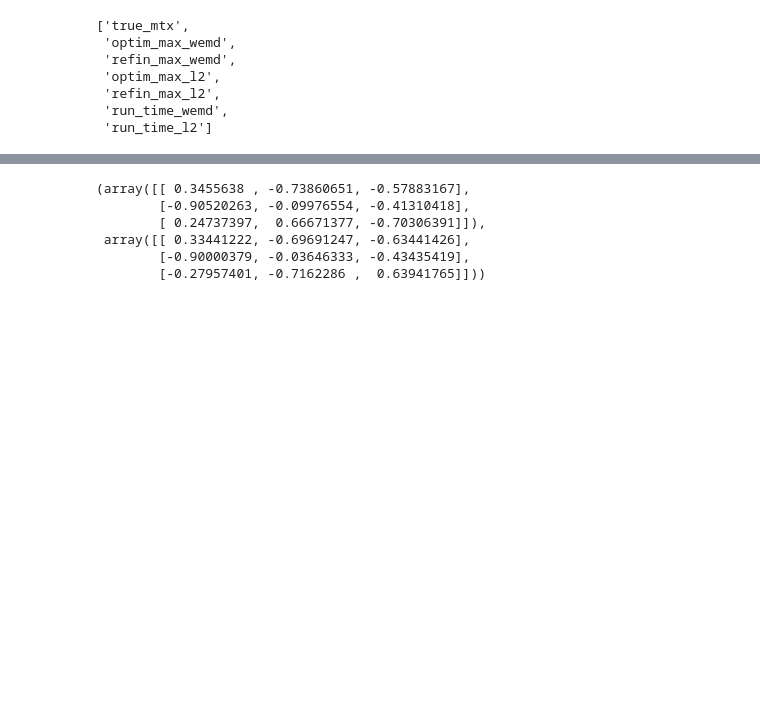
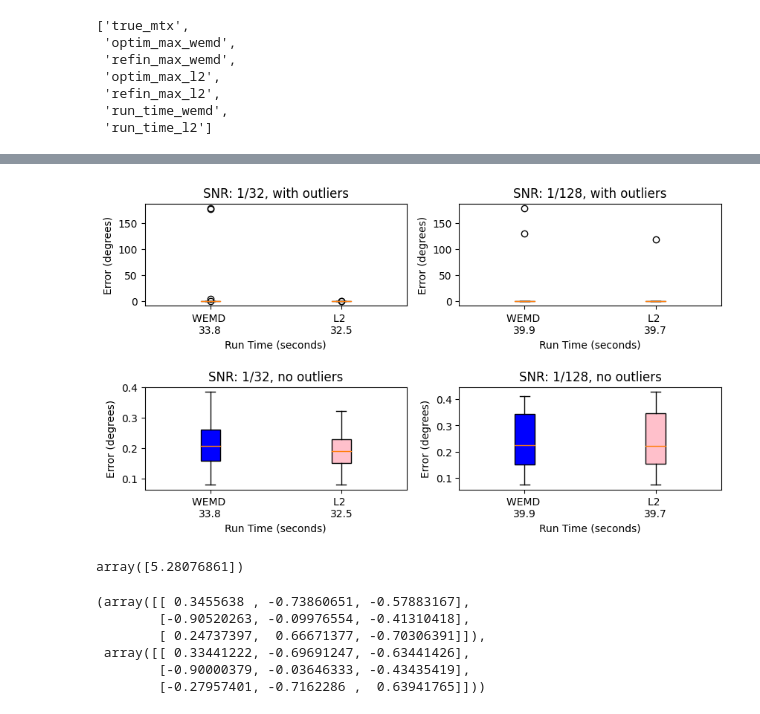
Before and after one commit to DSilva27/snds_631_finalproject_DSilva, a Jupyter notebook: report_results/report_figures.ipynb, the cells around one changed output, grey strips where cells are left out. Cells and saved outputs as stored; diff of their text form; code cells hidden in the pictures; blank space fills up the shorter version.

```diff
--- a/report_results/report_figures.ipynb
+++ b/report_results/report_figures.ipynb
@@ -85,18 +70,0 @@ for i in range(results_refine["true_mtx"].shape[1]):
-# %%
-error_optim_wemd = []
-error_optim_l2 = []
-error_refin_wemd = []
-error_refin_l2 = []
-
-for i in range(results_refine["true_mtx"].shape[1]):
-
-    true_mtx = results_refine["true_mtx"][0, i]
-    optim_mtx_wemd = results_refine["optim_max_wemd"][0, i]
-    refin_mtx_wemd = results_refine["refin_max_wemd"][0, i]
-    optim_mtx_l2 = results_refine["optim_max_l2"][0, i]
-    refin_mtx_l2 = results_refine["refin_max_l2"][0, i]
-
-    error_optim_wemd.append(np.linalg.norm(true_mtx - optim_mtx_wemd, axis=(1, 2), ord=2))
-    error_refin_wemd.append(np.linalg.norm(true_mtx - refin_mtx_wemd, axis=(1, 2), ord=2))
-    error_optim_l2.append(np.linalg.norm(true_mtx -optim_mtx_l2, axis=(1, 2), ord=2))
-    error_refin_l2.append(np.linalg.norm(true_mtx -refin_mtx_l2, axis=(1, 2), ord=2))
@@ -139,7 +146,46 @@ np.argmax(error_optim_wemd[0])
+# %%
+fig, ax = plt.subplots(2, 2, figsize=(10, 5))
+
+bplot_00 = ax[0, 0].boxplot(noise_error_snr1, patch_artist=True, labels=run_time_snr1)
+bplot_01 = ax[0, 1].boxplot(noise_error_snr2, patch_artist=True, labels=run_time_snr2)
+bplot_10 = ax[1, 0].boxplot(noise_error_snr1, patch_artist=True, showfliers=False, labels=run_time_snr1)
+bplot_11 = ax[1, 1].boxplot(noise_error_snr2, patch_artist=True, showfliers=False, labels=run_time_snr2)
+
+
+for bplot in (bplot_00, bplot_01, bplot_10, bplot_11):
+    for patch, color in zip(bplot["boxes"], ["blue", "pink"]):
+        patch.set_facecolor(color)
+
+ax[0, 0].set_xlabel("Run Time (seconds)")
+ax[0, 1].set_xlabel("Run Time (seconds)")
+ax[1, 0].set_xlabel("Run Time (seconds)")
+ax[1, 1].set_xlabel("Run Time (seconds)")
+
+ax[0, 0].set_ylabel("Error (degrees)")
+ax[1, 0].set_ylabel("Error (degrees)")
+ax[0, 0].set_title("SNR: 1/32, with outliers")
+ax[1, 0].set_title("SNR: 1/32, no outliers")
+
+ax[0, 1].set_ylabel("Error (degrees)")
+ax[1, 1].set_ylabel("Error (degrees)")
+ax[0, 1].set_title("SNR: 1/128, with outliers")
+ax[1, 1].set_title("SNR: 1/128, no outliers")
+
+# set spacing between vertical plots
+plt.subplots_adjust(hspace=0.8)
+# %% [output]
+[figure, added]
 # %%
 true_mtx = results_refine["true_mtx"][0, 0, 43]
 optim_mtx = results_refine["optim_max_wemd"][0, 0, 43]
 refin_mtx = results_refine["refin_max_wemd"][0, 0, 43]
+# %%
+reflect = np.eye(3)
+reflect[2, 2] = -1
+
+calc_error(true_mtx[np.newaxis, ...], reflect @ optim_mtx[np.newaxis, ...])
+# %% [output]
+array([5.28076861])
 # %%
 true_mtx, optim_mtx
 # %% [output]
```
Also changed, not shown: parts of 18 cells of this notebook, 6 other files.
